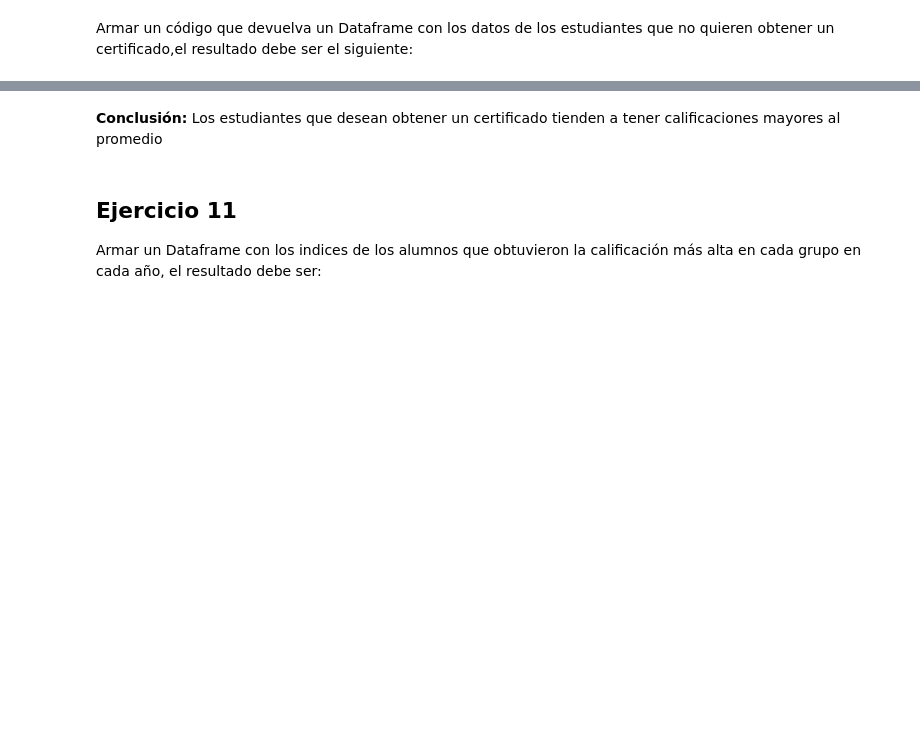
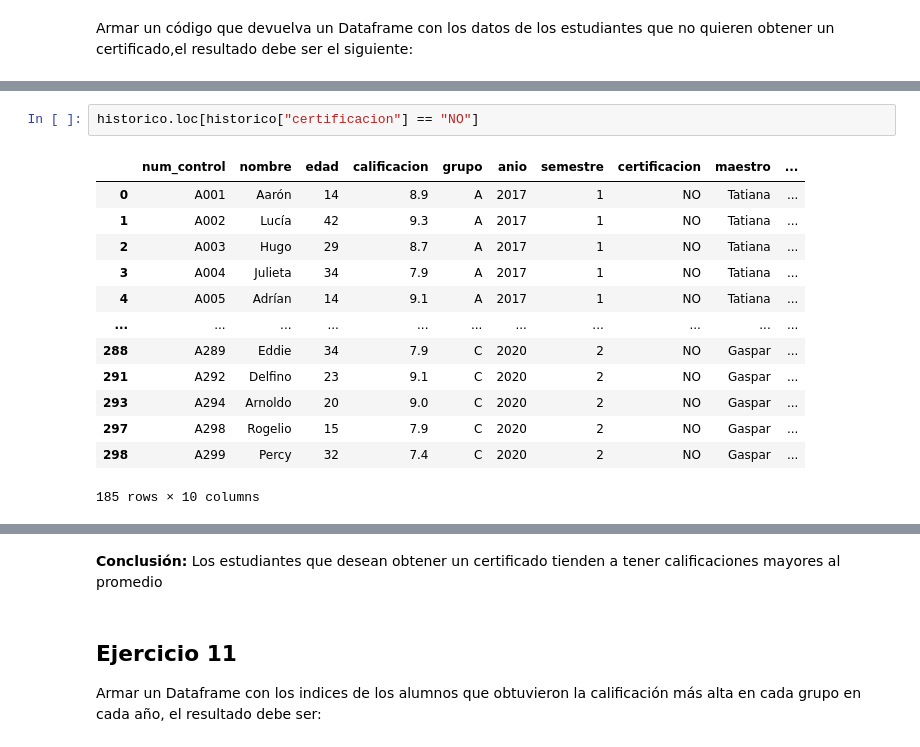
Before and after one commit to alcazarpedro/project_numpy_pandas, a Jupyter notebook: pandas_dtascience/6_Proyecto final/Proyecto Final 24 Ejercicios.ipynb, the cells around one changed output, grey strips where cells are left out. Saved outputs shown, nothing was run; the diff lists cells and outputs as text; blank space fills up the shorter version.

```diff
--- a/pandas_dtascience/6_Proyecto final/Proyecto Final 24 Ejercicios.ipynb
+++ b/pandas_dtascience/6_Proyecto final/Proyecto Final 24 Ejercicios.ipynb
@@ -264,6 +308,22 @@ Armar un código que devuelva un Dataframe con los datos de los estudiantes que
 Armar un código que devuelva un Dataframe con los datos de los estudiantes que no quieren obtener un certificado,el resultado debe ser el siguiente:
 # %% [markdown]
 ![Resuelto](./Img_24_Ejercicios/Act10Img3.png)
+# %%
+historico.loc[historico["certificacion"] == "NO"]
+# %% [output]
+|  | num_control | nombre | edad | calificacion | grupo | anio | semestre | certificacion | maestro | ... |
+| 0 | A001 | Aarón | 14 | 8.9 | A | 2017 | 1 | NO | Tatiana | ... |
+| 1 | A002 | Lucía | 42 | 9.3 | A | 2017 | 1 | NO | Tatiana | ... |
+| 2 | A003 | Hugo | 29 | 8.7 | A | 2017 | 1 | NO | Tatiana | ... |
+| 3 | A004 | Julieta | 34 | 7.9 | A | 2017 | 1 | NO | Tatiana | ... |
+| 4 | A005 | Adrían | 14 | 9.1 | A | 2017 | 1 | NO | Tatiana | ... |
+| ... | ... | ... | ... | ... | ... | ... | ... | ... | ... | ... |
+| 288 | A289 | Eddie | 34 | 7.9 | C | 2020 | 2 | NO | Gaspar | ... |
+| 291 | A292 | Delfino | 23 | 9.1 | C | 2020 | 2 | NO | Gaspar | ... |
+| 293 | A294 | Arnoldo | 20 | 9.0 | C | 2020 | 2 | NO | Gaspar | ... |
+| 297 | A298 | Rogelio | 15 | 7.9 | C | 2020 | 2 | NO | Gaspar | ... |
+| 298 | A299 | Percy | 32 | 7.4 | C | 2020 | 2 | NO | Gaspar | ... |
+185 rows × 10 columns
 # %% [markdown]
 ![Resuelto](./Img_24_Ejercicios/Act10Img6.png)
 # %% [markdown]
```
Also changed, not shown: parts of 6 cells of this notebook.
